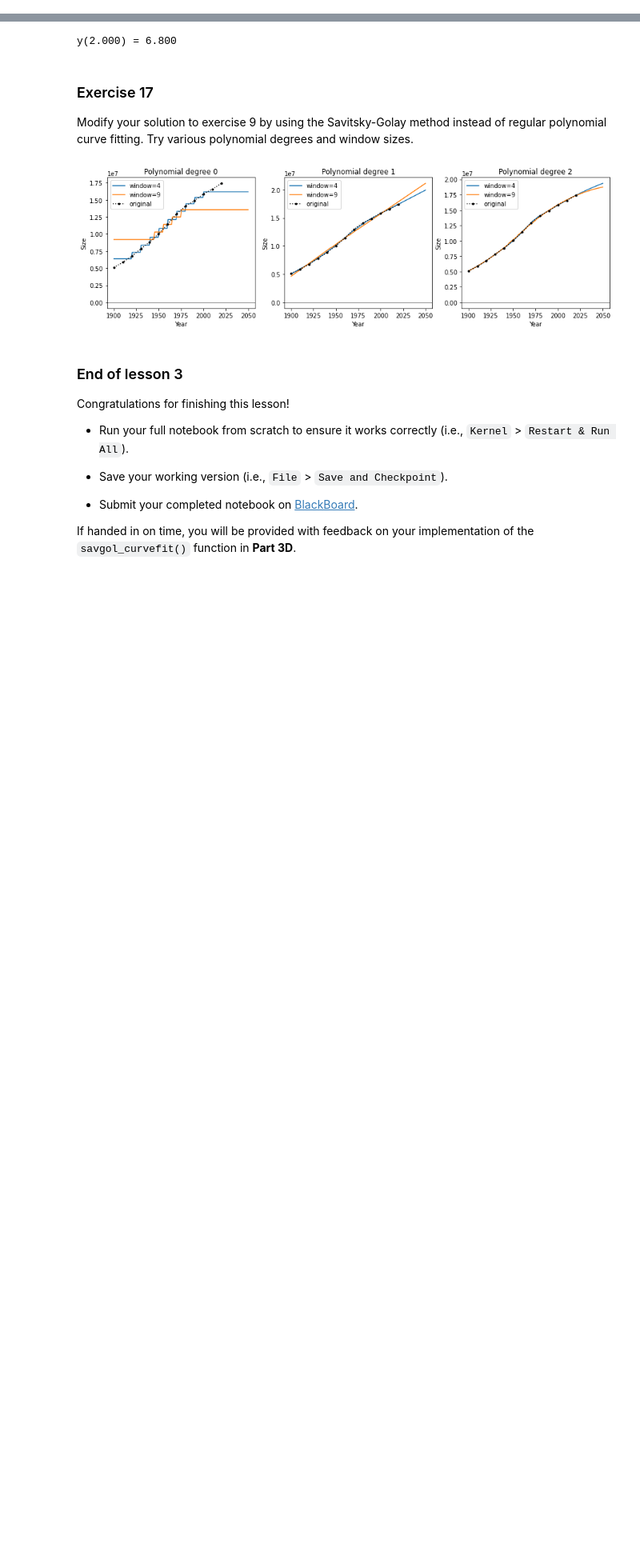
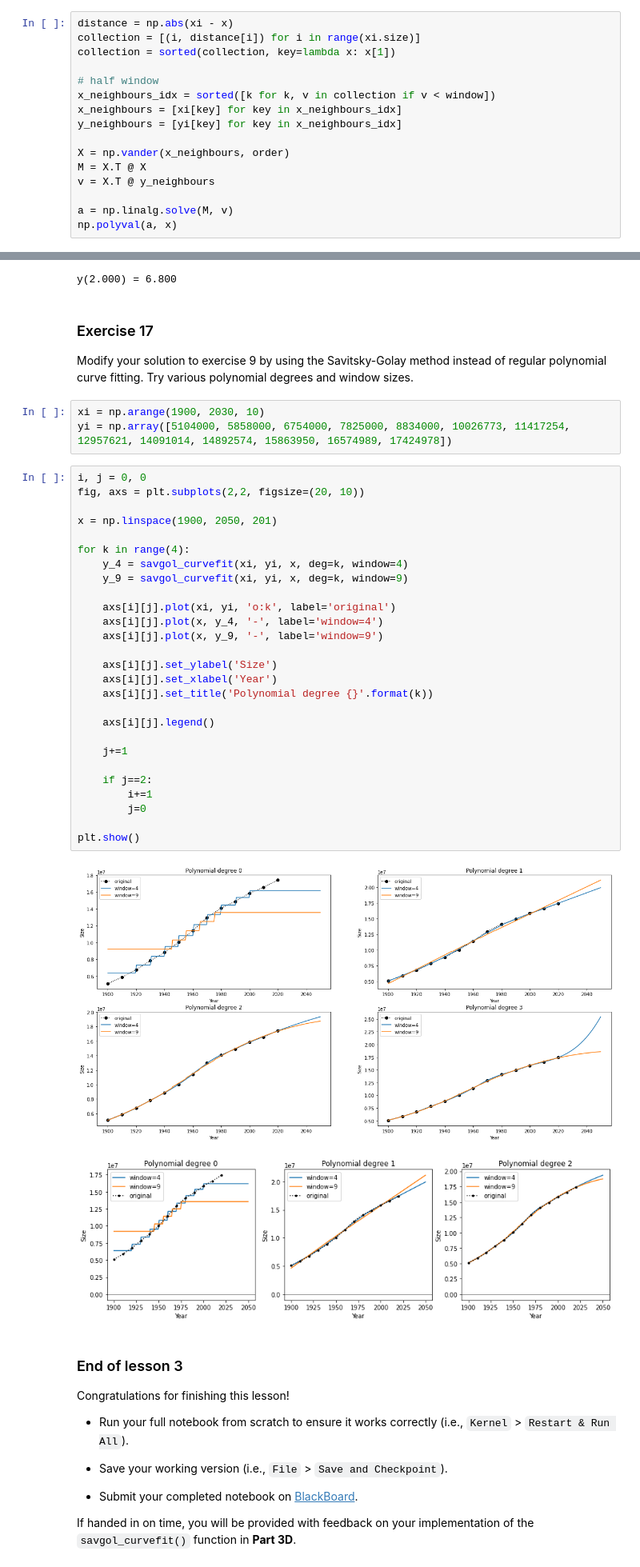
Before and after one commit to ddlatumalea/signal_analysis, a Jupyter notebook: DS1 SignAnal - Lesson 3 (v2021).ipynb, the cells around one changed output, grey strips where cells are left out. Shown at 80% size. Cells and saved outputs as stored; diff of their text form; blank space fills up the shorter version.

```diff
--- a/DS1 SignAnal - Lesson 3 (v2021).ipynb
+++ b/DS1 SignAnal - Lesson 3 (v2021).ipynb
@@ -1572,0 +1618,16 @@ Manually determine the value $y(x)$ at $x=2$, for the Savitsky-Golay curve fit t
+# %%
+distance = np.abs(xi - x)
+collection = [(i, distance[i]) for i in range(xi.size)]
+collection = sorted(collection, key=lambda x: x[1])
+
+# half window
+x_neighbours_idx = sorted([k for k, v in collection if v < window])
+x_neighbours = [xi[key] for key in x_neighbours_idx]
+y_neighbours = [yi[key] for key in x_neighbours_idx]
+
+X = np.vander(x_neighbours, order)
+M = X.T @ X
+v = X.T @ y_neighbours
+
+a = np.linalg.solve(M, v)
+np.polyval(a, x)
@@ -1611,6 +1736,38 @@ y(2.000) = 6.800
 ### Exercise 17
 
 Modify your solution to exercise 9 by using the Savitsky-Golay method instead of regular polynomial curve fitting. Try various polynomial degrees and window sizes.
+# %%
+xi = np.arange(1900, 2030, 10)
+yi = np.array([5104000, 5858000, 6754000, 7825000, 8834000, 10026773, 11417254, 12957621, 14091014, 14892574, 15863950, 16574989, 17424978])
+# %%
+i, j = 0, 0
+fig, axs = plt.subplots(2,2, figsize=(20, 10))
+
+x = np.linspace(1900, 2050, 201)
+
+for k in range(4):
+    y_4 = savgol_curvefit(xi, yi, x, deg=k, window=4)
+    y_9 = savgol_curvefit(xi, yi, x, deg=k, window=9)
+
+    axs[i][j].plot(xi, yi, 'o:k', label='original')
+    axs[i][j].plot(x, y_4, '-', label='window=4')
+    axs[i][j].plot(x, y_9, '-', label='window=9')
+
+    axs[i][j].set_ylabel('Size')
+    axs[i][j].set_xlabel('Year')
+    axs[i][j].set_title('Polynomial degree {}'.format(k))
+
+    axs[i][j].legend()
+
+    j+=1
+
+    if j==2:
+        i+=1
+        j=0
+
+plt.show()
+# %% [output]
+[figure, added]
 # %%
 # %% [output]
 [figure]
```
Also changed, not shown: parts of 7 cells of this notebook.
